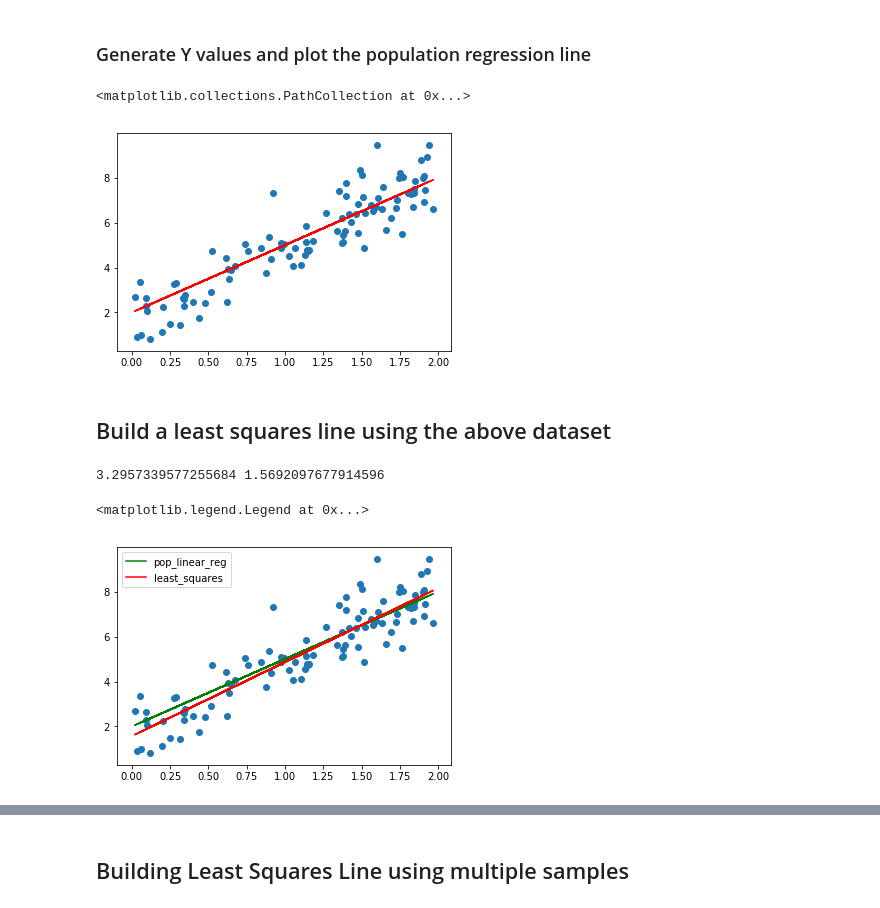
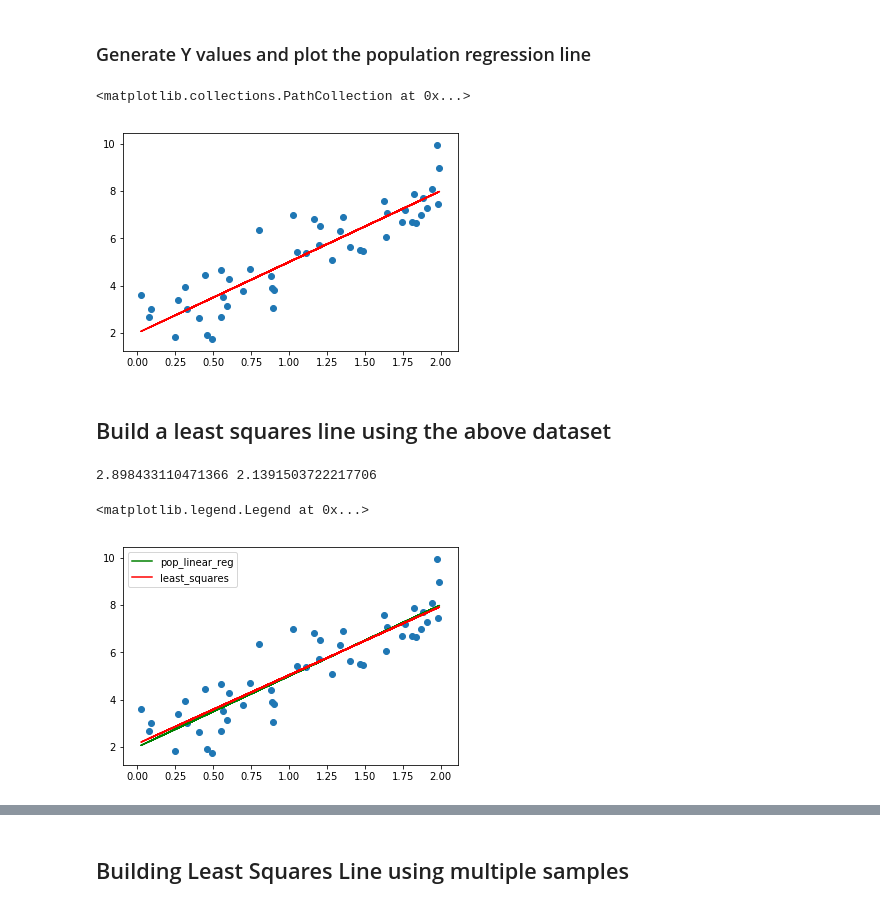
Before and after one commit to SrideviBayyapuneedi/Machine-Learning-Algorithms, a Jupyter notebook: Linear Regression/PopulationRegressionLine vs LeastSquaresLine.ipynb, the cells around one changed output, grey strips where cells are left out. Cells and saved outputs as stored; diff of their text form; code cells hidden in the pictures.

```diff
--- a/Linear Regression/PopulationRegressionLine vs LeastSquaresLine.ipynb
+++ b/Linear Regression/PopulationRegressionLine vs LeastSquaresLine.ipynb
@@ -17,7 +21,7 @@ Let us assume the relationship between 2 linearly dependent variables  is define
 # %% [markdown]
 ### Simulate error term
 # %%
-sample_size = 100
+sample_size = 50
 E = np.random.standard_normal(size = sample_size)
 plt.plot(E, '-ok')
 # %% [output]
@@ -36,16 +52,17 @@ X = np.random.ranf(sample_size)*2
 # %%
 a = 2
 b = 3
-Y = a + b*X + E
+Y = a + b*X + E #this is our model
 plt.plot(X, (a + b*X), '-r')
 plt.scatter(X, Y)
 # %% [output]
 <matplotlib.collections.PathCollection at 0x...>
-[figure, old version]
+[figure, new version]
 # %% [markdown]
 ## Build a least squares line using the above dataset
 # %%
 regr = linear_model.LinearRegression()
+X_org = X.copy()
 X = X.reshape(-1, 1)
 regr.fit(X, Y)
 y_hat = regr.predict(X)
@@ -55,12 +72,12 @@ b_hat = regr.coef_[0]
 a_hat = regr.intercept_
 print(b_hat, a_hat)
 # %% [output]
-3.2957339577255684 1.5692097677914596
+2.898433110471366 2.1391503722217706
 # %%
-plt.plot(X, (a + b*X), '-g',label ='pop_linear_reg')
-plt.scatter(X, Y)
-plt.plot(X, (a_hat + b_hat*X), '-r', label = 'least_squares')
+plt.plot(X_org, (a + b*X_org), '-g',label ='pop_linear_reg')
+plt.scatter(X_org, Y)
+plt.plot(X_org, (a_hat + b_hat*X_org), '-r', label = 'least_squares')
 plt.legend(loc='upper left')
 # %% [output]
 <matplotlib.legend.Legend at 0x...>
-[figure, old version]
+[figure, new version]
```
Also changed, not shown: parts of 13 cells of this notebook.
